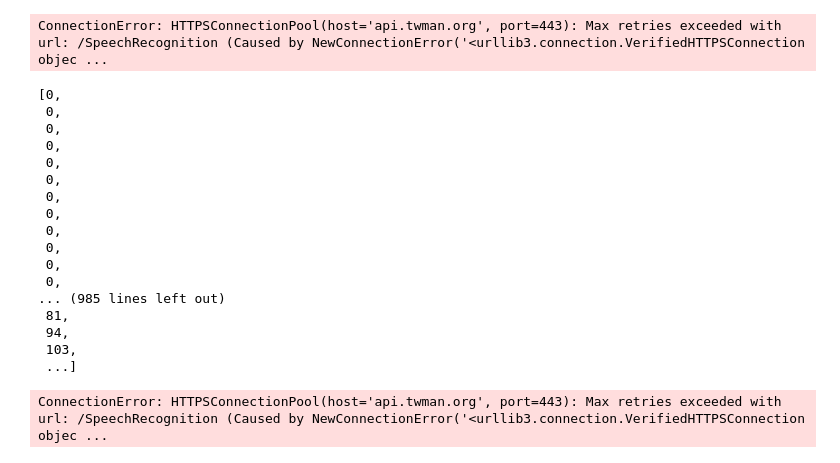
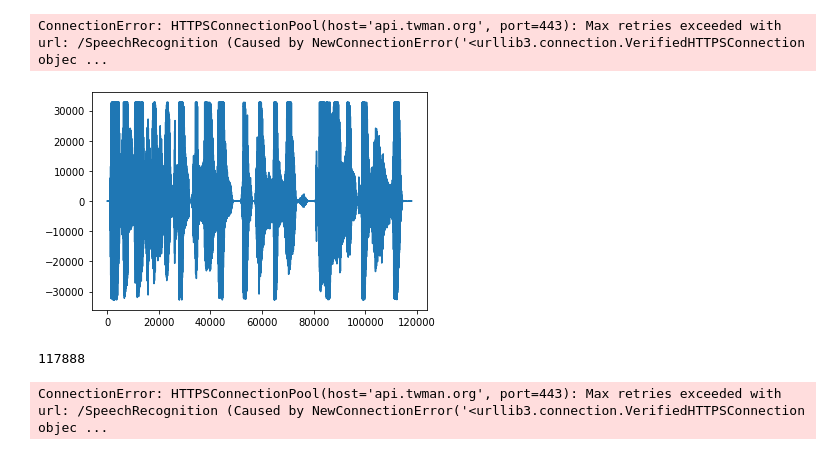
Before and after one commit to big-ai-001/nlp, a Jupyter notebook: nlp.ipynb, the cells around one changed output. Cells and saved outputs as stored; diff of their text form; code cells hidden in the pictures.

```diff
--- a/nlp.ipynb
+++ b/nlp.ipynb
@@ -62,25 +62,15 @@ ConnectionError: HTTPSConnectionPool(host='api.twman.org', port=443): Max retrie
 # %%
 from scipy.io import wavfile
 sampling_rate, request_wav = wavfile.read('./參考/TW_DEEP_MASTER/TonSpeech.wav')
-request_wav.tolist()
+#print(request_wav.tolist())
+import matplotlib.pyplot as plt
+plt.plot(request_wav.tolist())
+plt.show()
+
+len(request_wav.tolist())
 # %% [output]
+[figure, added]
-[0,
- 0,
- 0,
- 0,
- 0,
- 0,
- 0,
- 0,
- 0,
- 0,
- 0,
- 0,
-... (985 lines left out)
- 81,
- 94,
- 103,
- ...]
+117888
 # %%
 import requests
 import numpy as np
```
Also changed, not shown: 1 other file.
